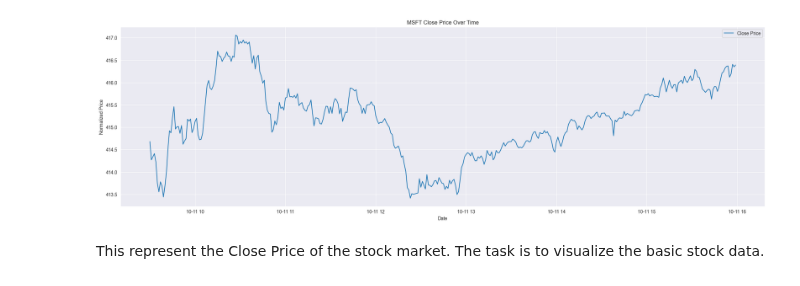
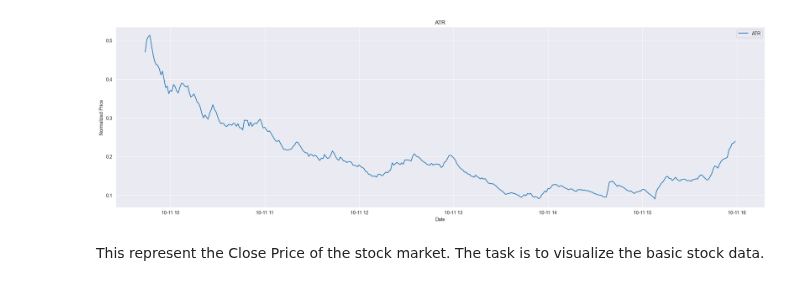
Before and after one commit to jurichar/high_freq_scalping_tool, a Jupyter notebook: notebooks/view_processed_data.ipynb, the cells around one changed output. Saved outputs shown, nothing was run; the diff lists cells and outputs as text; code cells hidden in the pictures.

```diff
--- a/notebooks/view_processed_data.ipynb
+++ b/notebooks/view_processed_data.ipynb
@@ -43,14 +43,14 @@ Datetime
 data = process_data(data, period, interval)
 # %%
 plt.figure(figsize=(25, 7))
-plt.plot(data["Close"], label="Close Price")
-plt.title("MSFT Close Price Over Time")
+plt.plot(data["ATR"], label="ATR")
+plt.title("ATR")
 plt.xlabel("Date")
 plt.ylabel("Normalized Price")
 plt.legend()
 plt.show()
 # %% [output]
-[figure, old version]
+[figure, new version]
 # %% [markdown]
 This represent the Close Price of the stock market. The task is to visualize the basic stock data.
 # %%
```
Also changed, not shown: parts of 3 cells of this notebook, 3 other files.
